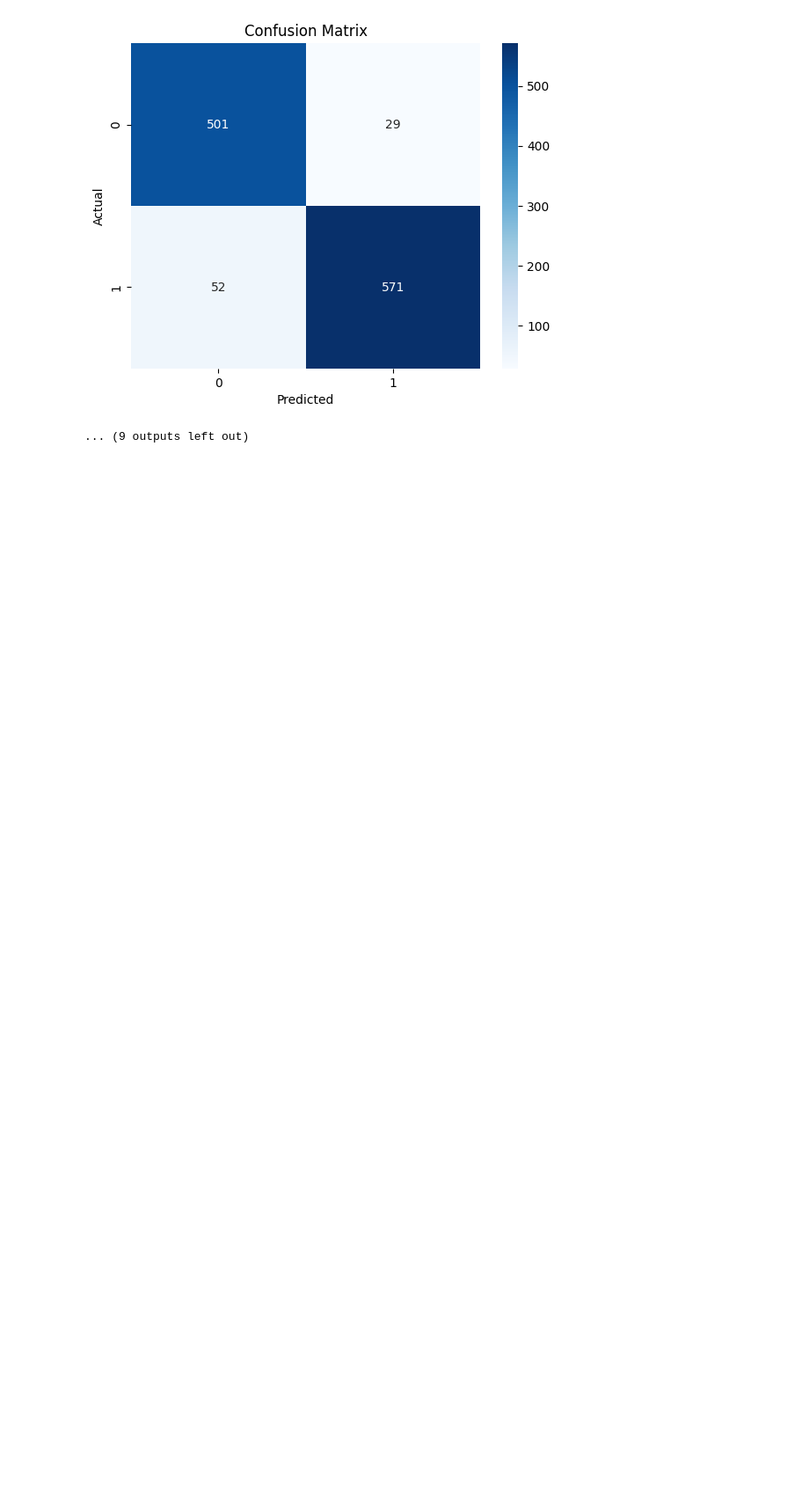
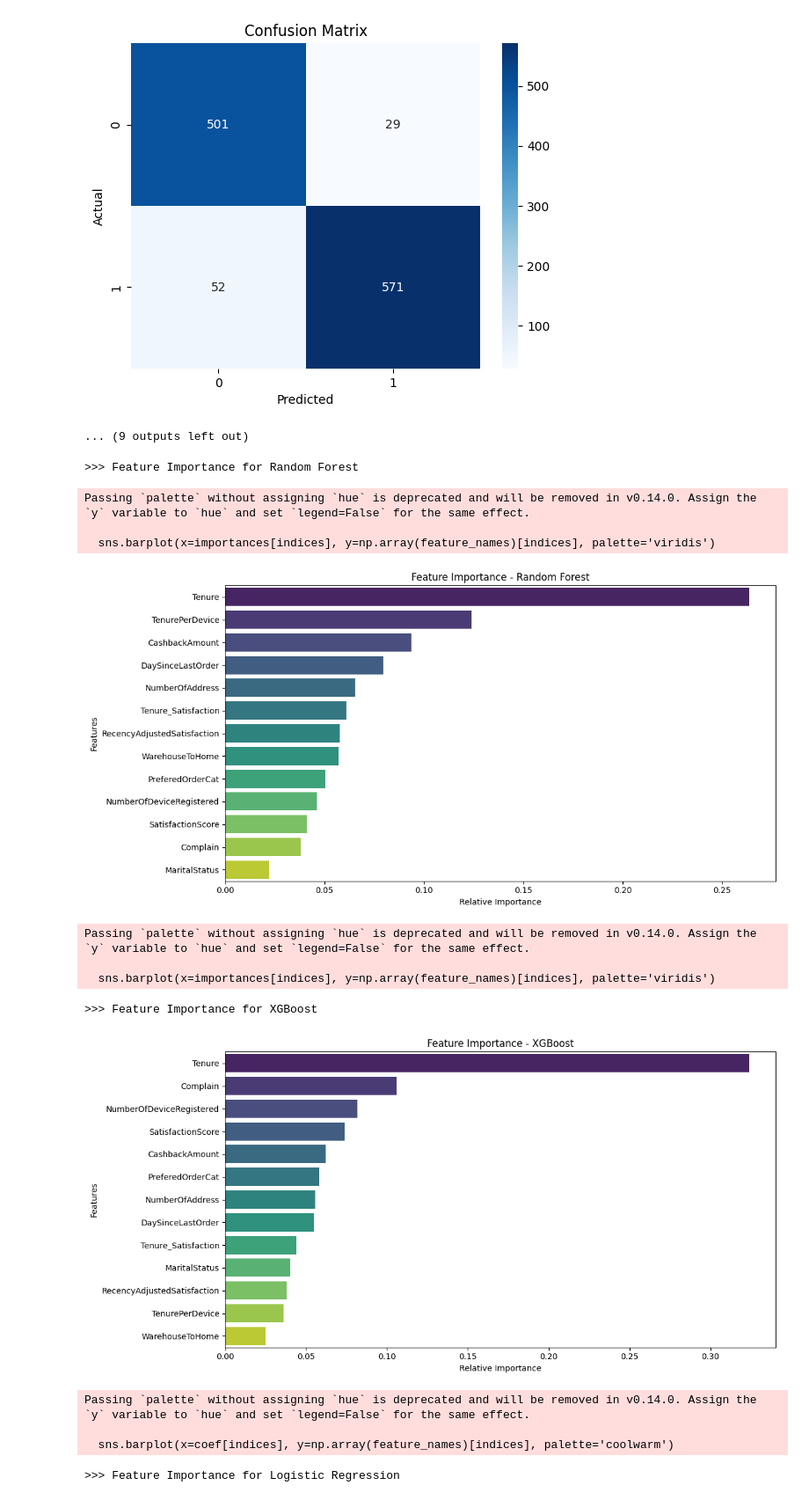
Before and after one commit to Sazibul-Islam-Siam/Customer_Churn_Prediction_using_ML, a Jupyter notebook: code.ipynb, the cells around one changed output. Shown at 88% size. Drawn from its saved outputs; the diff is of its cells as text; code cells hidden in the pictures; blank space fills up the shorter version.

Commit message:
Feature Importance plot

```diff
--- a/code.ipynb
+++ b/code.ipynb
@@ -311,3 +311,49 @@ weighted avg       0.93      0.93      0.93      1153
 [figure]
 [figure]
 ... (9 outputs left out)
+# %%
+#Feature Importance Visualization
+def plot_feature_importance(model, model_name, feature_names):
+    if hasattr(model, "feature_importances_"):
+        importances = model.feature_importances_
+        indices = np.argsort(importances)[::-1]
+
+        plt.figure(figsize=(12, 6))
+        plt.title(f'Feature Importance - {model_name}')
+        sns.barplot(x=importances[indices], y=np.array(feature_names)[indices], palette='viridis')
+        plt.xlabel('Relative Importance')
+        plt.ylabel('Features')
+        plt.tight_layout()
+        plt.show()
+    elif hasattr(model, "coef_"):
+        coef = model.coef_[0]
+        indices = np.argsort(np.abs(coef))[::-1]
+
+        plt.figure(figsize=(12, 6))
+        plt.title(f'Feature Coefficients - {model_name}')
+        sns.barplot(x=coef[indices], y=np.array(feature_names)[indices], palette='coolwarm')
+        plt.xlabel('Coefficient Value')
+        plt.ylabel('Features')
+        plt.tight_layout()
+        plt.show()
+    else:
+        print(f"{model_name} does not support feature importance.")
+# Step 12: Display Feature Importance for All Applicable Models
+for name, model in models.items():
+    print(f"\n>>> Feature Importance for {name}")
+    plot_feature_importance(model, name, X_selected_columns)
+# %% [output]
+>>> Feature Importance for Random Forest
+Passing `palette` without assigning `hue` is deprecated and will be removed in v0.14.0. Assign the `y` variable to `hue` and set `legend=False` for the same effect.
+
+  sns.barplot(x=importances[indices], y=np.array(feature_names)[indices], palette='viridis')
+[figure, added]
+Passing `palette` without assigning `hue` is deprecated and will be removed in v0.14.0. Assign the `y` variable to `hue` and set `legend=False` for the same effect.
+
+  sns.barplot(x=importances[indices], y=np.array(feature_names)[indices], palette='viridis')
+>>> Feature Importance for XGBoost
+[figure, added]
+Passing `palette` without assigning `hue` is deprecated and will be removed in v0.14.0. Assign the `y` variable to `hue` and set `legend=False` for the same effect.
+
+  sns.barplot(x=coef[indices], y=np.array(feature_names)[indices], palette='coolwarm')
+>>> Feature Importance for Logistic Regression
```
Also changed, not shown: parts of 1 cell of this notebook.
